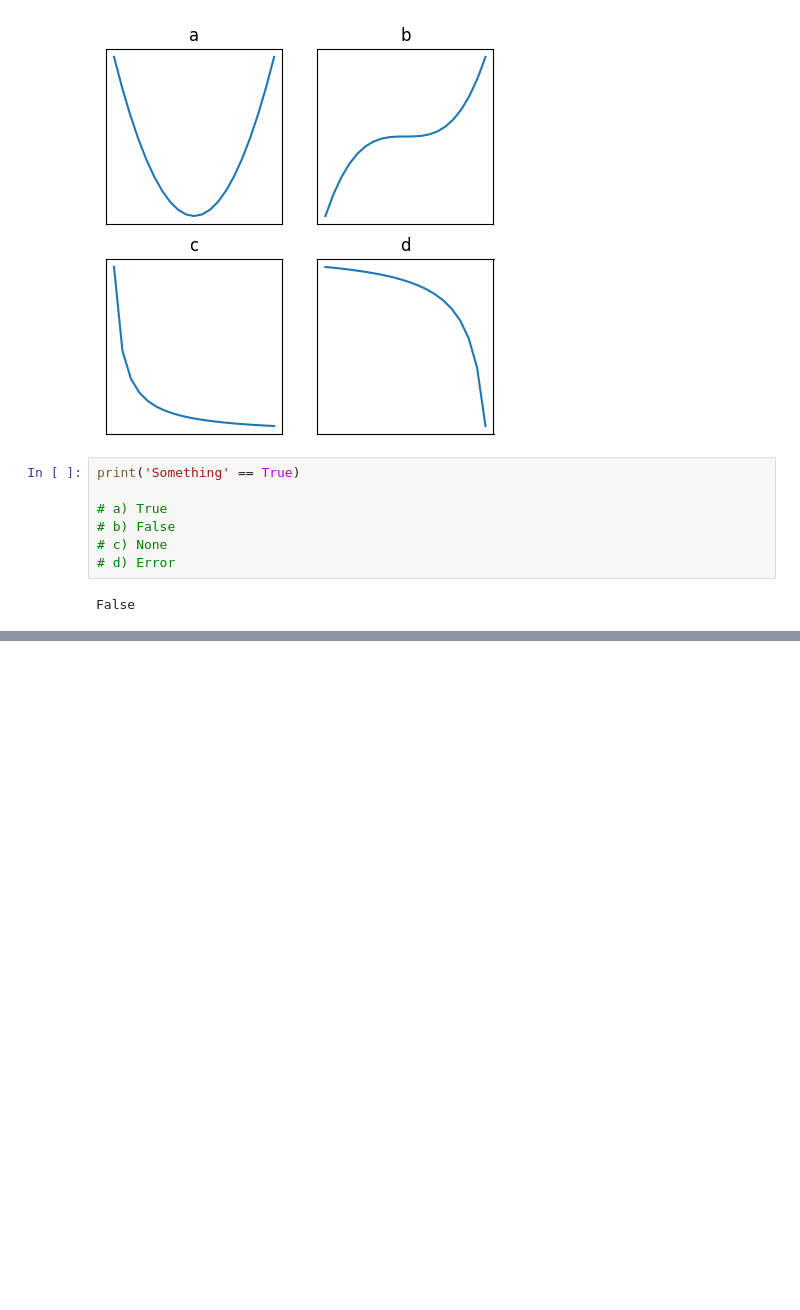
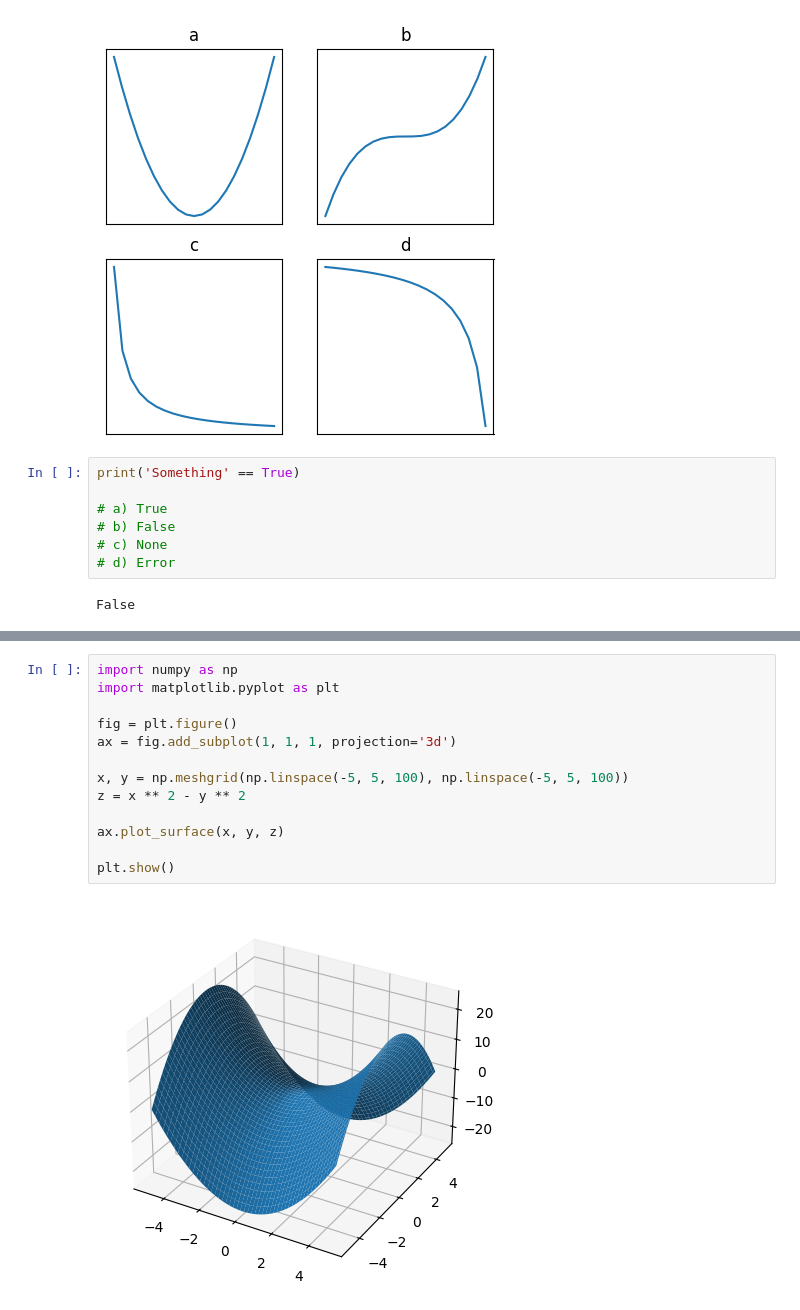
Before and after one commit to hoittoken/Python, a Jupyter notebook: Collabs/Quiz/quiz.ipynb, the cells around one changed output, grey strips where cells are left out. Cells and saved outputs as stored; diff of their text form; blank space fills up the shorter version.

```diff
--- a/Collabs/Quiz/quiz.ipynb
+++ b/Collabs/Quiz/quiz.ipynb
@@ -3587,0 +3644,15 @@ False
+# %%
+import numpy as np
+import matplotlib.pyplot as plt
+
+fig = plt.figure()
+ax = fig.add_subplot(1, 1, 1, projection='3d')
+
+x, y = np.meshgrid(np.linspace(-5, 5, 100), np.linspace(-5, 5, 100))
+z = x ** 2 - y ** 2
+
+ax.plot_surface(x, y, z)
+
+plt.show()
+# %% [output]
+[figure, added]
```
Also changed, not shown: parts of 5 cells of this notebook, 6 other files.
